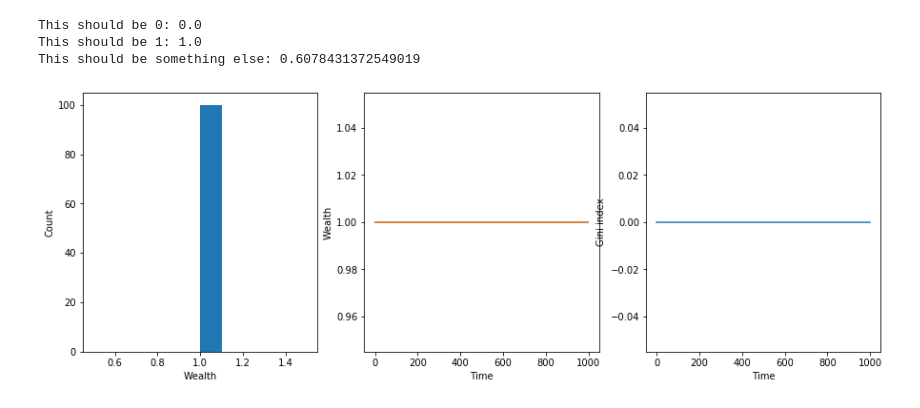
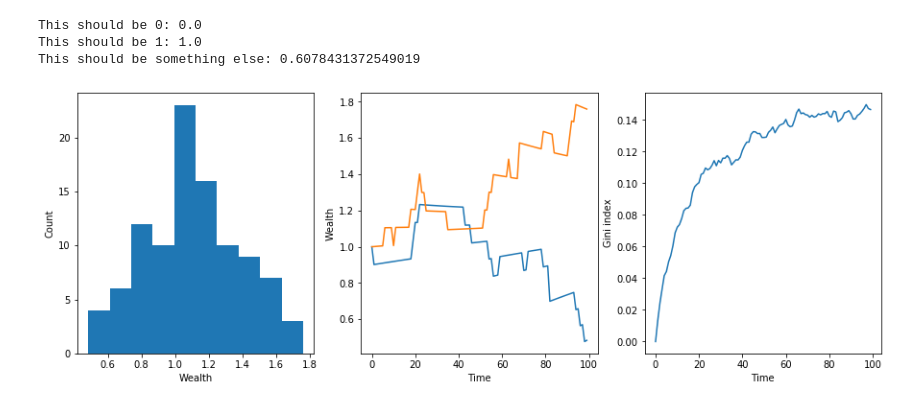
Before and after one commit to pdsojka17/BIO-336-S20, a Jupyter notebook: Random Asset Exchange .ipynb, the cells around one changed output. Saved outputs shown, nothing was run; the diff lists cells and outputs as text; code cells hidden in the pictures.

```diff
--- a/Random Asset Exchange .ipynb
+++ b/Random Asset Exchange .ipynb
@@ -40,53 +40,53 @@ This should be something else: 0.6078431372549019
 # %%
 # Remember everything, plot the history.
 
-nsteps = 1000
+nsteps = 100
 trades_per_step = 10
 npeople = 100
 coin = 0.1
 interest = 0.001
 tax = 10
 
 wealth = np.ones(shape=(nsteps,npeople))
 gini_history = np.zeros(nsteps)
 taxation = np.zeros(nsteps)
+rate = 0.01
 
 
-wealth_input = {}
-for key in wealth_input.keys():
-    wealth_input[key] = wealth
-def taxation(wealth_input):
-    if (wealth >= 5) and (wealth <= 7):
-        tax = (0.1*(wealth-10))
 
-    for t in range(1,nsteps):                             # We now start at t=1, to be able to refer to t-1 (prev step)
-        wealth[t,:] = wealth[t-1,:]*(1+interest)          # By default, wealth at t remains the same as it was at t-1
-        for i in range(trades_per_step):                  # Let's make more than 2 ppl trade at each time point.
-            p1 = np.random.randint(low=0, high=npeople)   # (It doesn't change the end solution, just makes plots prettier.
-            p2 = np.random.randint(low=0, high=npeople)   # It's equivalent to only remembering eath Kth step.)
-            if wealth[t,p1]>0:
-                wealth[t,p1] -= coin        # Still update in place
-                wealth[t,p2] += coin
-        gini_history[t] = gini(wealth[t,:]) # Calculate gini index for the current distribution of wealth
+for t in range(1,nsteps):                             # We now start at t=1, to be able to refer to t-1 (prev step)
+    wealth[t,:] = wealth[t-1,:]*(1+interest)          # By default, wealth at t remains the same as it was at t-1
+    for i in range(trades_per_step):                  # Let's make more than 2 ppl trade at each time point.
+        p1 = np.random.randint(low=0, high=npeople)   # (It doesn't change the end solution, just makes plots prettier.
+        p2 = np.random.randint(low=0, high=npeople)   # It's equivalent to only remembering eath Kth step.)
+        if wealth[t,p1]>0:
+            wealth[t,p1] -= coin        # Still update in place
+            wealth[t,p2] += coin
+    gini_history[t] = gini(wealth[t,:]) # Calculate gini index for the current distribution of wealth
+
+    tax = rate*np.sum(wealth[t,:]) #Total tax collected
+    wealth[t,:] = (1-rate)*wealth[t,:]   #Reduce by the amount collected
+    wealth[t,:] += tax/npeople
+
 
 # Figures
 plt.figure(figsize=(15,5))
 plt.subplot(1,3,1)
 plt.hist(wealth[-1,:],bins=10);
 plt.xlabel('Wealth');
 plt.ylabel('Count');
 
 plt.subplot(1,3,2);
 poor_one = np.argmin(wealth[-1,:])
 rich_one = np.argmax(wealth[-1,:])
 plt.plot(wealth[:,poor_one]);
 plt.plot(wealth[:,rich_one]);
 plt.xlabel('Time');
 plt.ylabel('Wealth');
 
 plt.subplot(1,3,3)
 plt.plot(gini_history);
 plt.xlabel('Time');
 plt.ylabel('Gini index');
 # %% [output]
-[figure, old version]
+[figure, new version]
```
Also changed, not shown: parts of 1 cell of this notebook, 3 other files.
